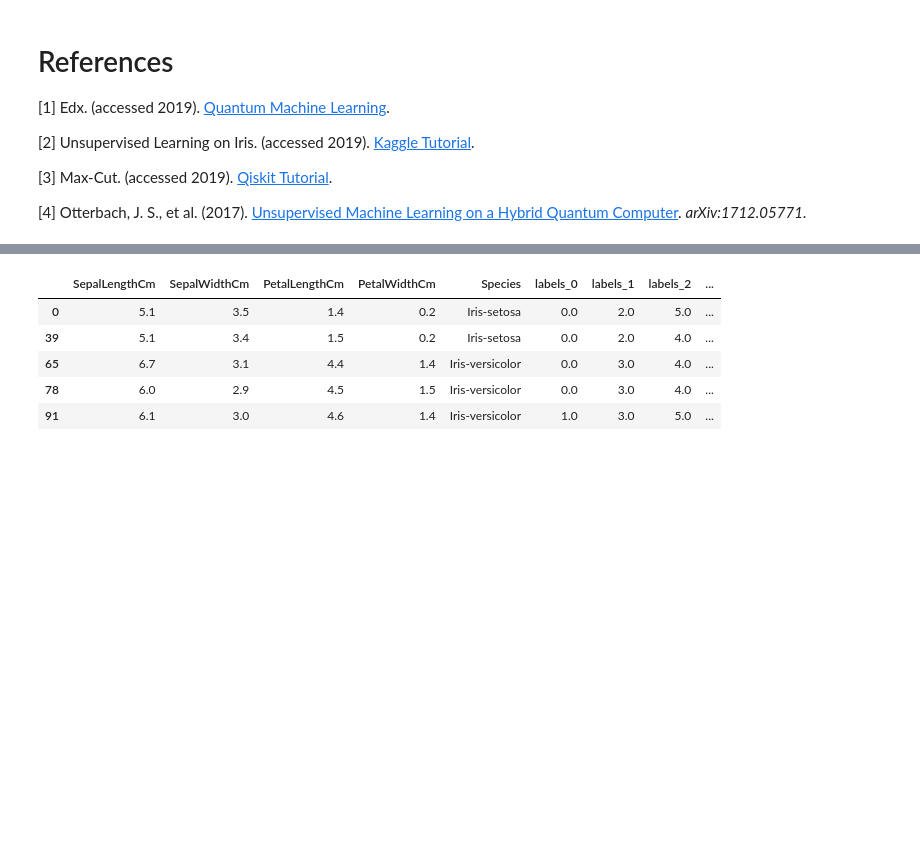
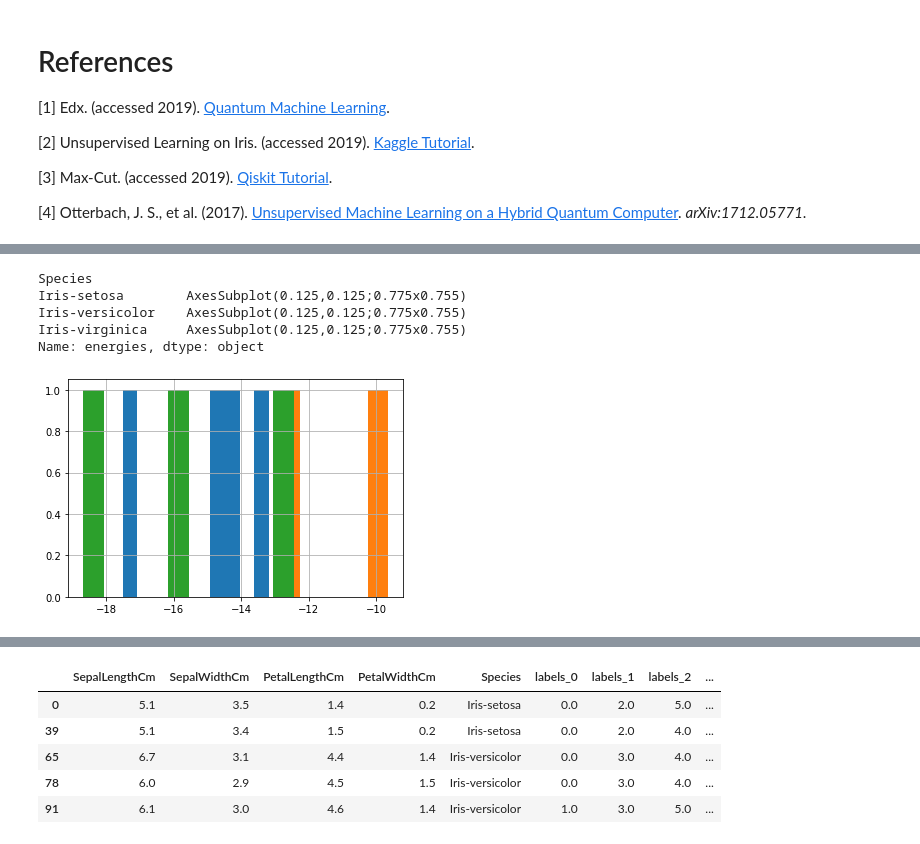
Before and after one commit to ajrazander/Unsupervised-QML, a Jupyter notebook: Unsupervised_Learning.ipynb, the cells around one changed output, grey strips where cells are left out. Cells and saved outputs as stored; diff of their text form; code cells hidden in the pictures; blank space fills up the shorter version.

```diff
--- a/Unsupervised_Learning.ipynb
+++ b/Unsupervised_Learning.ipynb
@@ -270,7 +280,8 @@ data_sub
 # %%
 # Number of iterations
-r = 3
+r = 4
 data = data_sub.copy()
+parts = 5
 
 # QAOA hyperparameters
 p = 1  # Number of adiabatic steps must be >= 1
@@ -287,12 +298,14 @@ for i in range(0,r):
     data['energy_'+str(i)] = np.nan
 
     # Break data into m partitions (abitrary choice of m). Also remove 'labels_i' from data.
-    partitions = np.array_split(data[data.columns[:4]], 4)
+    partitions = np.array_split(data[data.columns[:4]], parts)
 
     for part in partitions:
         part_array = part.values
-        w = calc_w(part_array)  # Calculate pairwise distances between points
-
+        #w = calc_w(part_array)
+        #print('previous w:', w)
+        w = calc_w_exp_decay(part_array)  # Calculate pairwise distances between points
+        #print('exp w:', w)
         # Execute algorithm
         qubit_ops, offset = max_cut.get_max_cut_qubitops(w)
         qaoa = QAOA(qubit_ops, optimizer, p)
@@ -300,13 +313,11 @@ for i in range(0,r):
 
         # Extract results
         x = max_cut.sample_most_likely(result['eigvecs'][0])
-        energy = result['energy'] + offset
 
         # Put labels back into full data array. Labels must be unqiue each iteration
         part['labels_'+str(i)] = max_cut.get_graph_solution(x) + 2*i
-        part['energy_'+str(i)] = energy
+        part['energy_'+str(i)] = result['energy'] + offset
 
-        #data = data.join(part['labels'], how='outer')
         data.update(part)
 
     print('Iteration',i+1,'of',r,'completed')
@@ -333,8 +328,0 @@ data
-# %%
-df_sub.loc[:,'labels_0'] = data.loc[:,'labels_0']
-df_sub.loc[:,'labels_1'] = data.loc[:,'labels_1']
-df_sub.loc[:,'labels_2'] = data.loc[:,'labels_2']
-df_sub.loc[:,'energy_0'] = data.loc[:,'energy_0']
-df_sub.loc[:,'energy_1'] = data.loc[:,'energy_1']
-df_sub.loc[:,'energy_2'] = data.loc[:,'energy_2']
-df_sub
@@ -354,0 +329,6 @@ df_sub
+# %%
+# Include results in df_sub dataframe for analysis
+for i in range(0,r):
+    df_sub.loc[:,'labels_'+str(i)] = data.loc[:,'labels_'+str(i)]
+    df_sub.loc[:,'energy_'+str(i)] = data.loc[:,'energy_'+str(i)]
+df_sub
@@ -354,0 +357,13 @@ df_sub
+# %%
+# Plot Species vs energy labels
+df_plot = pd.DataFrame()
+df_plot['energies'] = df_sub[df_sub.columns[6::2]].sum(axis=1)
+df_plot['Species'] = df_sub['Species']
+df_plot.groupby('Species')['energies'].hist(bins=10)
+# %% [output]
+Species
+Iris-setosa        AxesSubplot(0.125,0.125;0.775x0.755)
+Iris-versicolor    AxesSubplot(0.125,0.125;0.775x0.755)
+Iris-virginica     AxesSubplot(0.125,0.125;0.775x0.755)
+Name: energies, dtype: object
+[figure, added]
```
Also changed, not shown: parts of 19 cells of this notebook.
